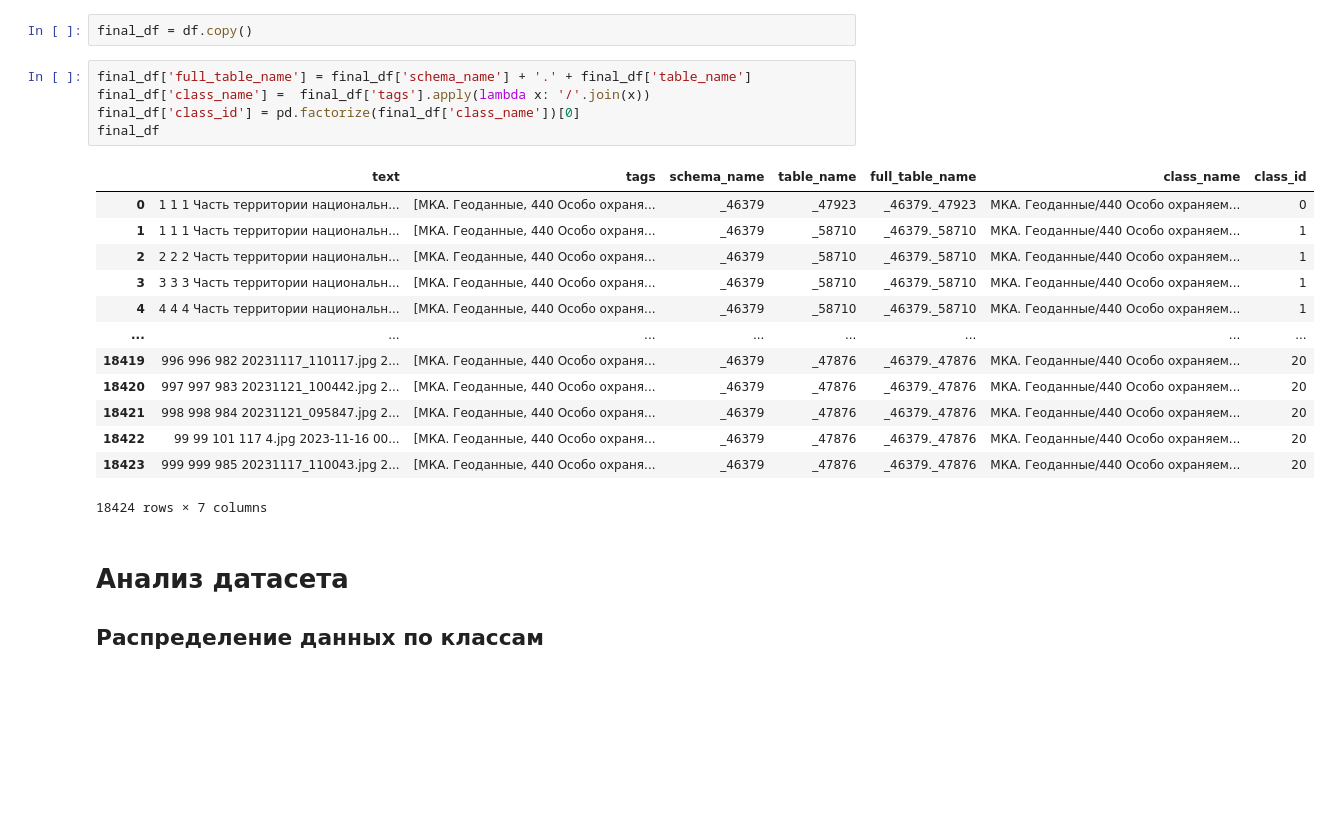
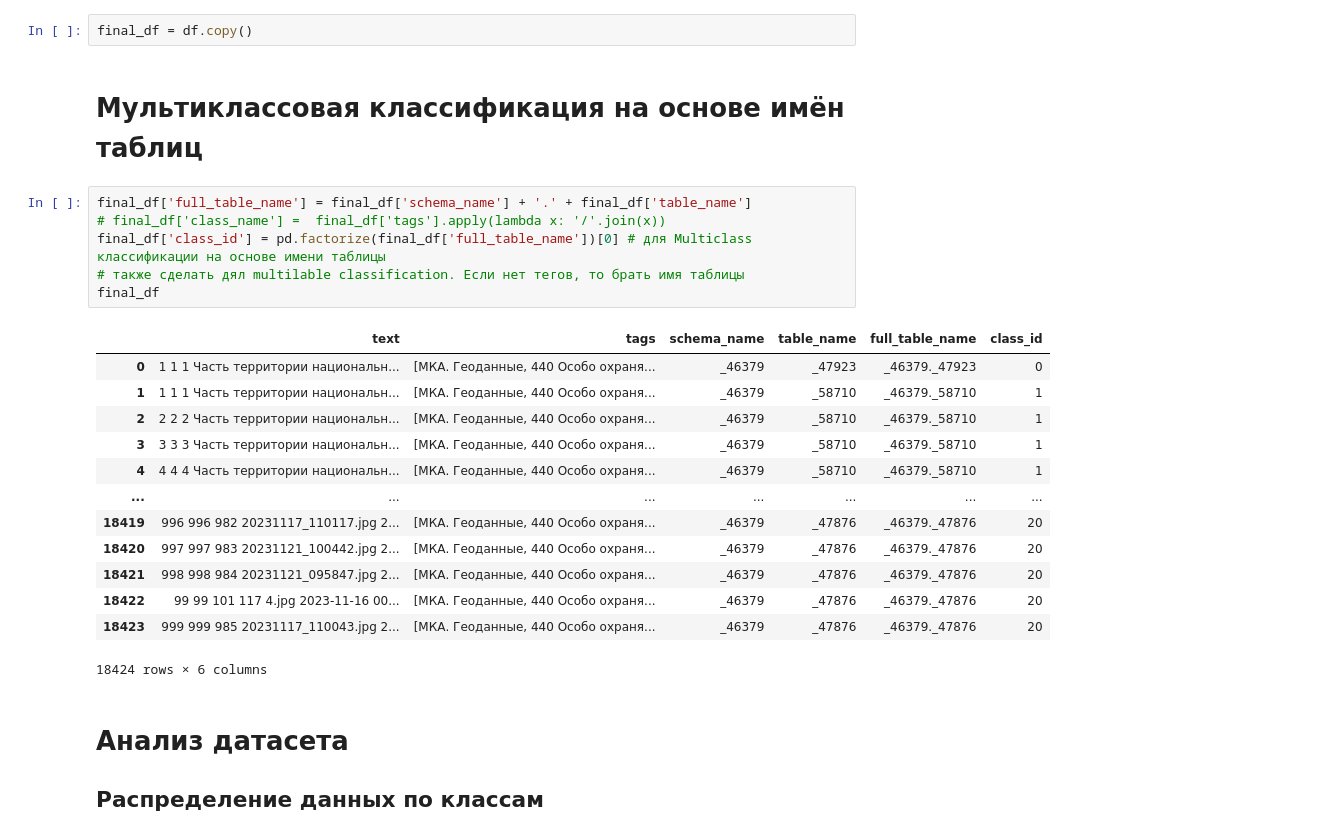
Before and after one commit to FuseII/dam_system, a Jupyter notebook: classification.ipynb, the cells around one changed output. Drawn from its saved outputs; the diff is of its cells as text; blank space fills up the shorter version.

```diff
--- a/classification.ipynb
+++ b/classification.ipynb
@@ -41,25 +39,28 @@ df
 18424 rows × 4 columns
 # %%
 final_df = df.copy()
+# %% [markdown]
+# Мультиклассовая классификация на основе имён таблиц
 # %%
 final_df['full_table_name'] = final_df['schema_name'] + '.' + final_df['table_name']
-final_df['class_name'] =  final_df['tags'].apply(lambda x: '/'.join(x))
-final_df['class_id'] = pd.factorize(final_df['class_name'])[0]
+# final_df['class_name'] =  final_df['tags'].apply(lambda x: '/'.join(x))
+final_df['class_id'] = pd.factorize(final_df['full_table_name'])[0] # для Multiclass классификации на основе имени таблицы
+# также сделать дял multilable classification. Если нет тегов, то брать имя таблицы
 final_df
 # %% [output]
-|  | text | tags | schema_name | table_name | full_table_name | class_name | class_id |
-| 0 | 1 1 1 Часть территории национальн... | [МКА. Геоданные, 440 Особо охраня... | _46379 | _47923 | _46379._47923 | МКА. Геоданные/440 Особо охраняем... | 0 |
-| 1 | 1 1 1 Часть территории национальн... | [МКА. Геоданные, 440 Особо охраня... | _46379 | _58710 | _46379._58710 | МКА. Геоданные/440 Особо охраняем... | 1 |
-| 2 | 2 2 2 Часть территории национальн... | [МКА. Геоданные, 440 Особо охраня... | _46379 | _58710 | _46379._58710 | МКА. Геоданные/440 Особо охраняем... | 1 |
-| 3 | 3 3 3 Часть территории национальн... | [МКА. Геоданные, 440 Особо охраня... | _46379 | _58710 | _46379._58710 | МКА. Геоданные/440 Особо охраняем... | 1 |
-| 4 | 4 4 4 Часть территории национальн... | [МКА. Геоданные, 440 Особо охраня... | _46379 | _58710 | _46379._58710 | МКА. Геоданные/440 Особо охраняем... | 1 |
-| ... | ... | ... | ... | ... | ... | ... | ... |
-| 18419 | 996 996 982 20231117_110117.jpg 2... | [МКА. Геоданные, 440 Особо охраня... | _46379 | _47876 | _46379._47876 | МКА. Геоданные/440 Особо охраняем... | 20 |
-| 18420 | 997 997 983 20231121_100442.jpg 2... | [МКА. Геоданные, 440 Особо охраня... | _46379 | _47876 | _46379._47876 | МКА. Геоданные/440 Особо охраняем... | 20 |
-| 18421 | 998 998 984 20231121_095847.jpg 2... | [МКА. Геоданные, 440 Особо охраня... | _46379 | _47876 | _46379._47876 | МКА. Геоданные/440 Особо охраняем... | 20 |
-| 18422 | 99 99 101 117 4.jpg 2023-11-16 00... | [МКА. Геоданные, 440 Особо охраня... | _46379 | _47876 | _46379._47876 | МКА. Геоданные/440 Особо охраняем... | 20 |
-| 18423 | 999 999 985 20231117_110043.jpg 2... | [МКА. Геоданные, 440 Особо охраня... | _46379 | _47876 | _46379._47876 | МКА. Геоданные/440 Особо охраняем... | 20 |
+|  | text | tags | schema_name | table_name | full_table_name | class_id |
+| 0 | 1 1 1 Часть территории национальн... | [МКА. Геоданные, 440 Особо охраня... | _46379 | _47923 | _46379._47923 | 0 |
+| 1 | 1 1 1 Часть территории национальн... | [МКА. Геоданные, 440 Особо охраня... | _46379 | _58710 | _46379._58710 | 1 |
+| 2 | 2 2 2 Часть территории национальн... | [МКА. Геоданные, 440 Особо охраня... | _46379 | _58710 | _46379._58710 | 1 |
+| 3 | 3 3 3 Часть территории национальн... | [МКА. Геоданные, 440 Особо охраня... | _46379 | _58710 | _46379._58710 | 1 |
+| 4 | 4 4 4 Часть территории национальн... | [МКА. Геоданные, 440 Особо охраня... | _46379 | _58710 | _46379._58710 | 1 |
+| ... | ... | ... | ... | ... | ... | ... |
+| 18419 | 996 996 982 20231117_110117.jpg 2... | [МКА. Геоданные, 440 Особо охраня... | _46379 | _47876 | _46379._47876 | 20 |
+| 18420 | 997 997 983 20231121_100442.jpg 2... | [МКА. Геоданные, 440 Особо охраня... | _46379 | _47876 | _46379._47876 | 20 |
+| 18421 | 998 998 984 20231121_095847.jpg 2... | [МКА. Геоданные, 440 Особо охраня... | _46379 | _47876 | _46379._47876 | 20 |
+| 18422 | 99 99 101 117 4.jpg 2023-11-16 00... | [МКА. Геоданные, 440 Особо охраня... | _46379 | _47876 | _46379._47876 | 20 |
+| 18423 | 999 999 985 20231117_110043.jpg 2... | [МКА. Геоданные, 440 Особо охраня... | _46379 | _47876 | _46379._47876 | 20 |
-18424 rows × 7 columns
+18424 rows × 6 columns
 # %% [markdown]
 # Анализ датасета
 ## Распределение данных по классам
```
Also changed, not shown: parts of 18 cells of this notebook.
